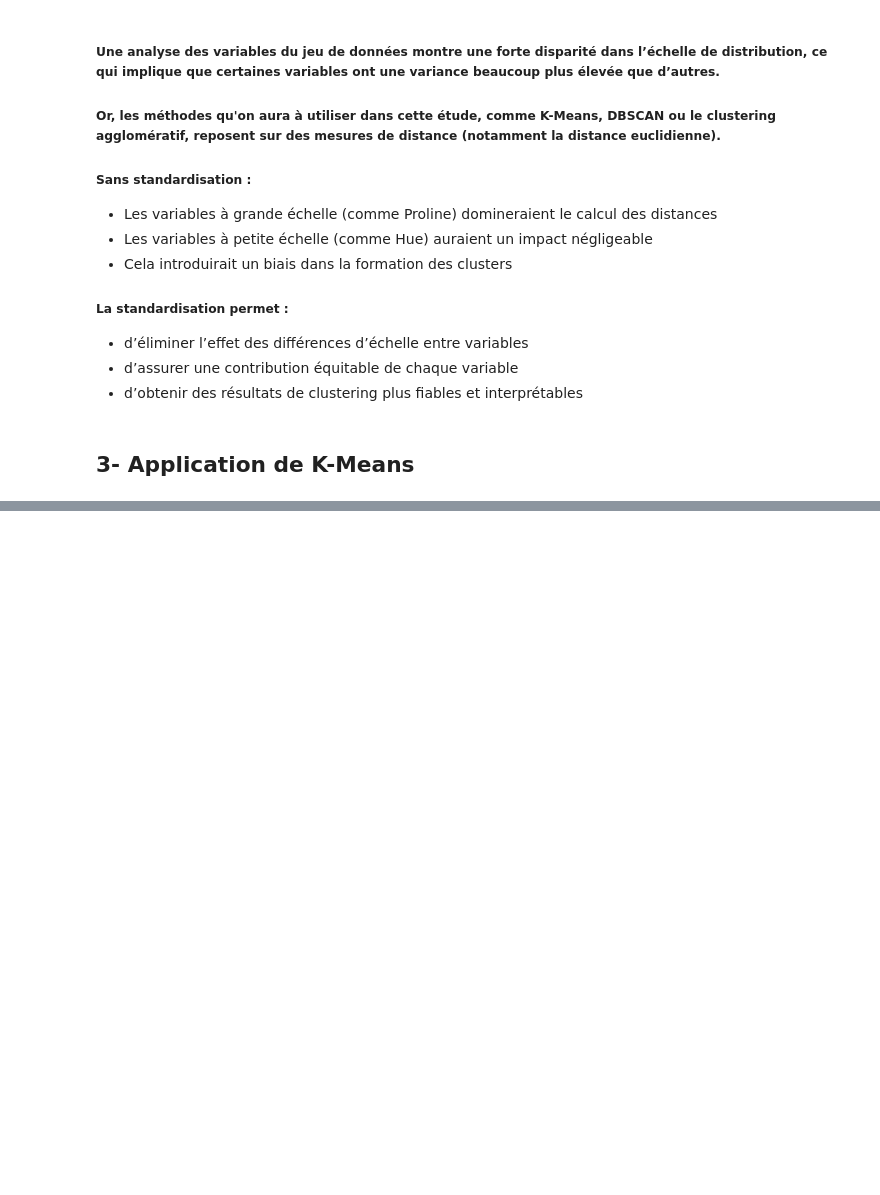
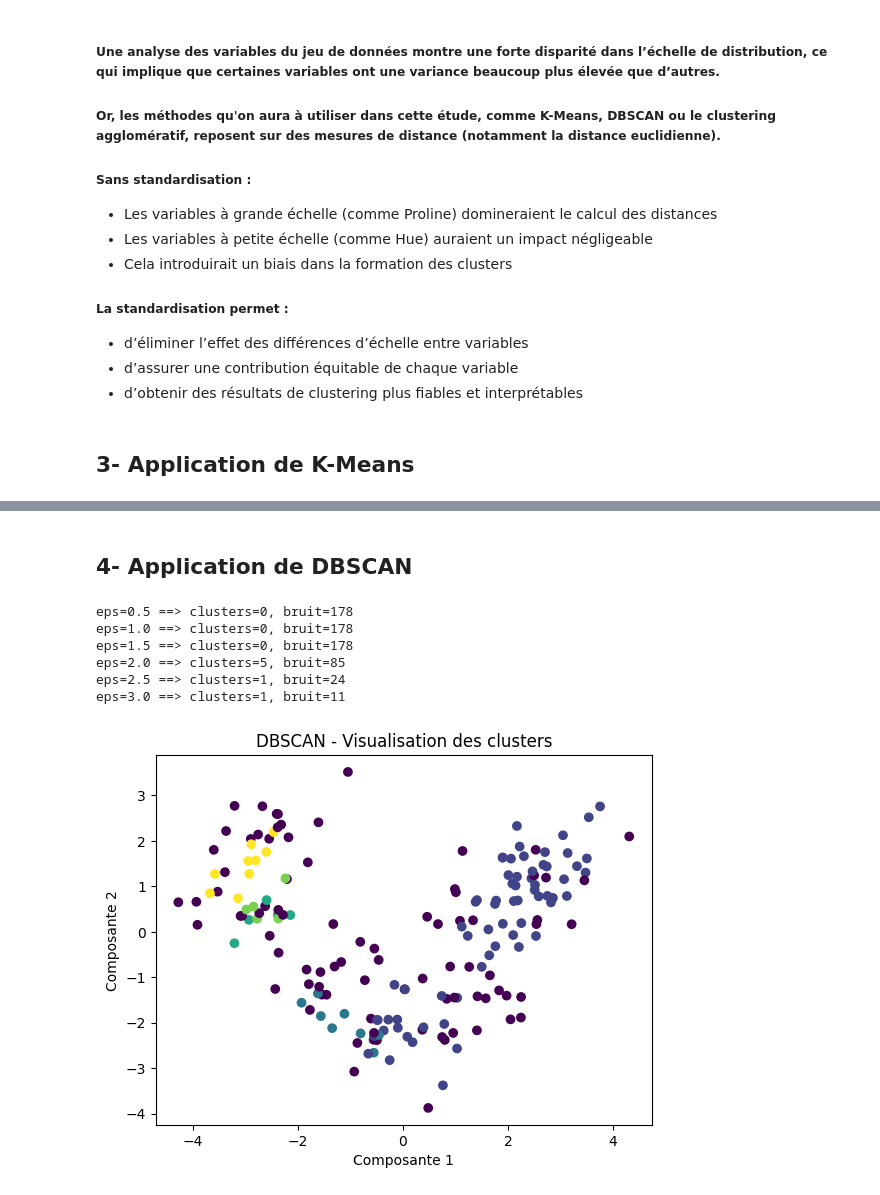
Before and after one commit to PETITLION/FRST_FDS_2025, a Jupyter notebook: TP_Wine_ML_NS_PETIOTE_L.ipynb, the cells around one changed output, grey strips where cells are left out. Drawn from its saved outputs; the diff is of its cells as text; code cells hidden in the pictures; blank space fills up the shorter version.

```diff
--- a/TP_Wine_ML_NS_PETIOTE_L.ipynb
+++ b/TP_Wine_ML_NS_PETIOTE_L.ipynb
@@ -123,0 +191,38 @@ for k in range(1, 10):
+# %% [markdown]
+## 4-  Application de DBSCAN
+# %%
+# Choix de rayon de voisinage
+eps_values = [0.5, 1.0, 1.5, 2.0, 2.5, 3.0]
+
+for eps in eps_values:
+    db = DBSCAN(eps=eps, min_samples=5)
+    labels = db.fit_predict(X_scaled)
+
+    n_clusters = len(set(labels)) - (1 if -1 in labels else 0)
+    n_noise = list(labels).count(-1)
+
+    print(f"eps={eps} ==> clusters={n_clusters}, bruit={n_noise}")
+
+
+# DBSCAN Modelling
+dbscan = DBSCAN(eps=2, min_samples=5)
+labels_db = dbscan.fit_predict(X_scaled)
+
+
+# Visualisation avec ACP
+pca = PCA(n_components=2)
+X_pca = pca.fit_transform(X_scaled)
+
+plt.scatter(X_pca[:,0], X_pca[:,1], c=labels_db)
+plt.title("DBSCAN - Visualisation des clusters")
+plt.xlabel("Composante 1")
+plt.ylabel("Composante 2")
+plt.show()
+# %% [output]
+eps=0.5 ==> clusters=0, bruit=178
+eps=1.0 ==> clusters=0, bruit=178
+eps=1.5 ==> clusters=0, bruit=178
+eps=2.0 ==> clusters=5, bruit=85
+eps=2.5 ==> clusters=1, bruit=24
+eps=3.0 ==> clusters=1, bruit=11
+[figure, added]
```
Also changed, not shown: parts of 19 cells of this notebook.
